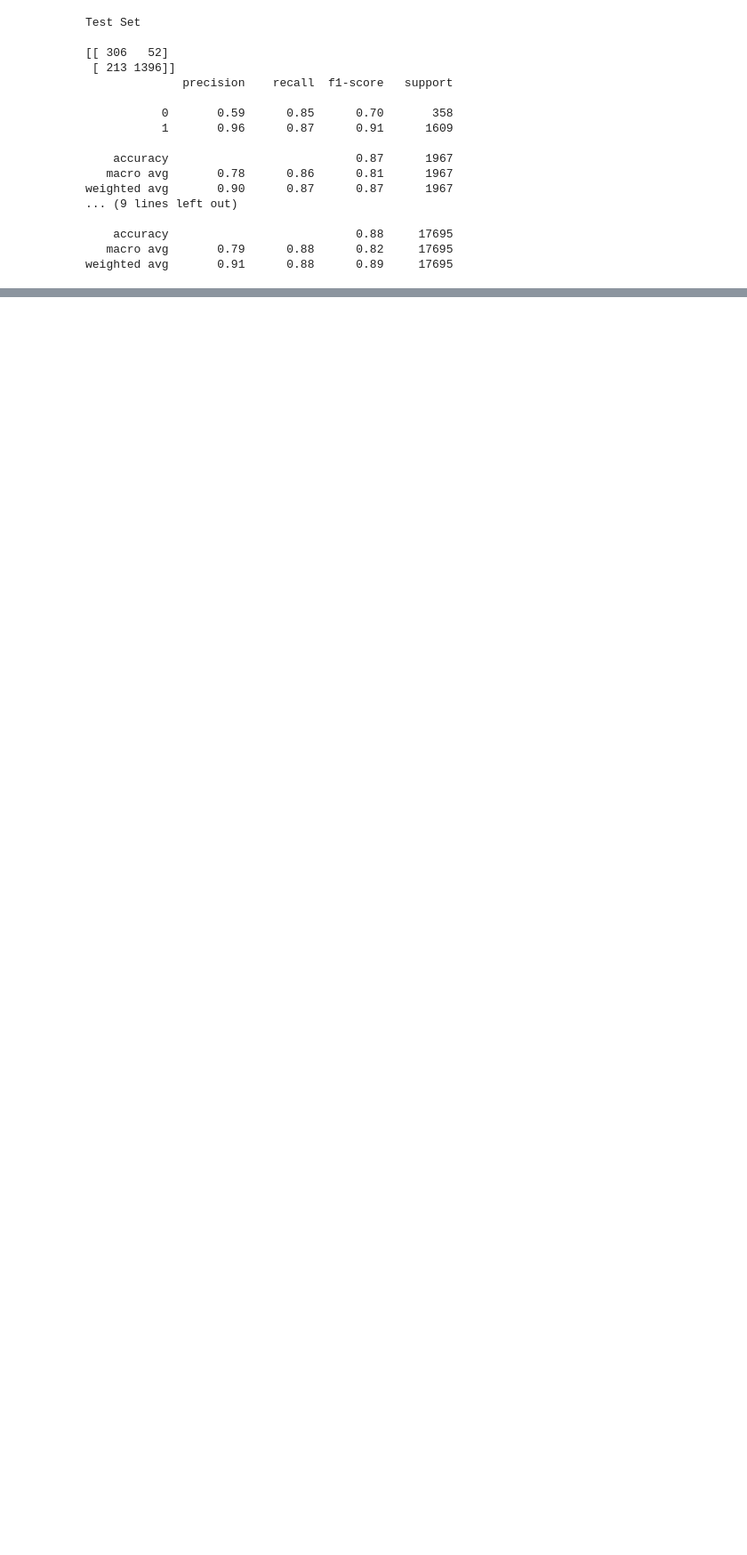
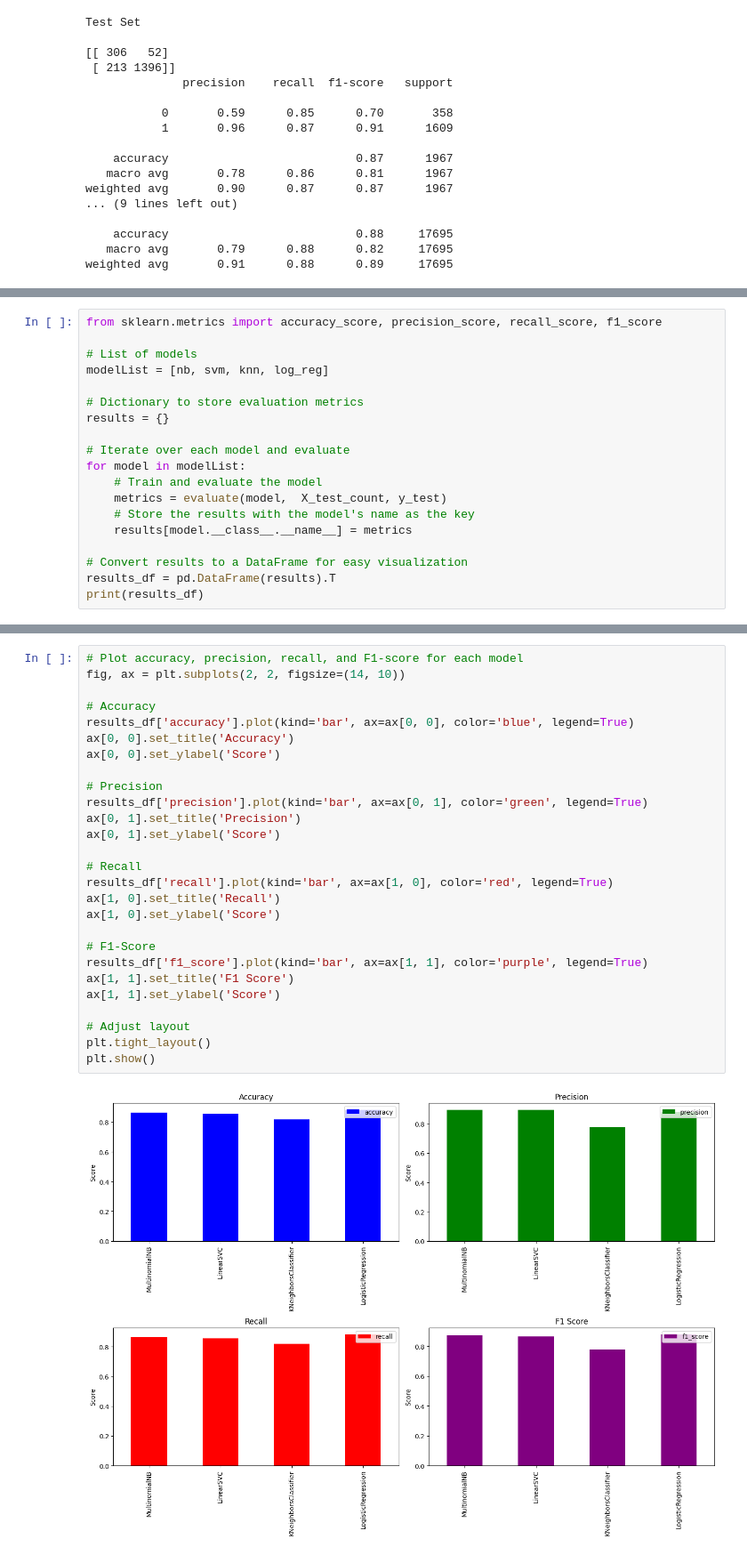
Before and after one commit to fahad-roshan/DS_FINAL_PROJECT, a Jupyter notebook: final_project.ipynb, the cells around one changed output, grey strips where cells are left out. Shown at 89% size. Drawn from its saved outputs; the diff is of its cells as text; blank space fills up the shorter version.

```diff
--- a/final_project.ipynb
+++ b/final_project.ipynb
@@ -298,0 +450,19 @@ dtype: float64
+# %%
+from sklearn.metrics import accuracy_score, precision_score, recall_score, f1_score
+
+# List of models
+modelList = [nb, svm, knn, log_reg]
+
+# Dictionary to store evaluation metrics
+results = {}
+
+# Iterate over each model and evaluate
+for model in modelList:
+    # Train and evaluate the model
+    metrics = evaluate(model,  X_test_count, y_test)
+    # Store the results with the model's name as the key
+    results[model.__class__.__name__] = metrics
+
+# Convert results to a DataFrame for easy visualization
+results_df = pd.DataFrame(results).T
+print(results_df)
@@ -298,0 +475,29 @@ dtype: float64
+# %%
+# Plot accuracy, precision, recall, and F1-score for each model
+fig, ax = plt.subplots(2, 2, figsize=(14, 10))
+
+# Accuracy
+results_df['accuracy'].plot(kind='bar', ax=ax[0, 0], color='blue', legend=True)
+ax[0, 0].set_title('Accuracy')
+ax[0, 0].set_ylabel('Score')
+
+# Precision
+results_df['precision'].plot(kind='bar', ax=ax[0, 1], color='green', legend=True)
+ax[0, 1].set_title('Precision')
+ax[0, 1].set_ylabel('Score')
+
+# Recall
+results_df['recall'].plot(kind='bar', ax=ax[1, 0], color='red', legend=True)
+ax[1, 0].set_title('Recall')
+ax[1, 0].set_ylabel('Score')
+
+# F1-Score
+results_df['f1_score'].plot(kind='bar', ax=ax[1, 1], color='purple', legend=True)
+ax[1, 1].set_title('F1 Score')
+ax[1, 1].set_ylabel('Score')
+
+# Adjust layout
+plt.tight_layout()
+plt.show()
+# %% [output]
+[figure, added]
```
Also changed, not shown: parts of 18 cells of this notebook.
